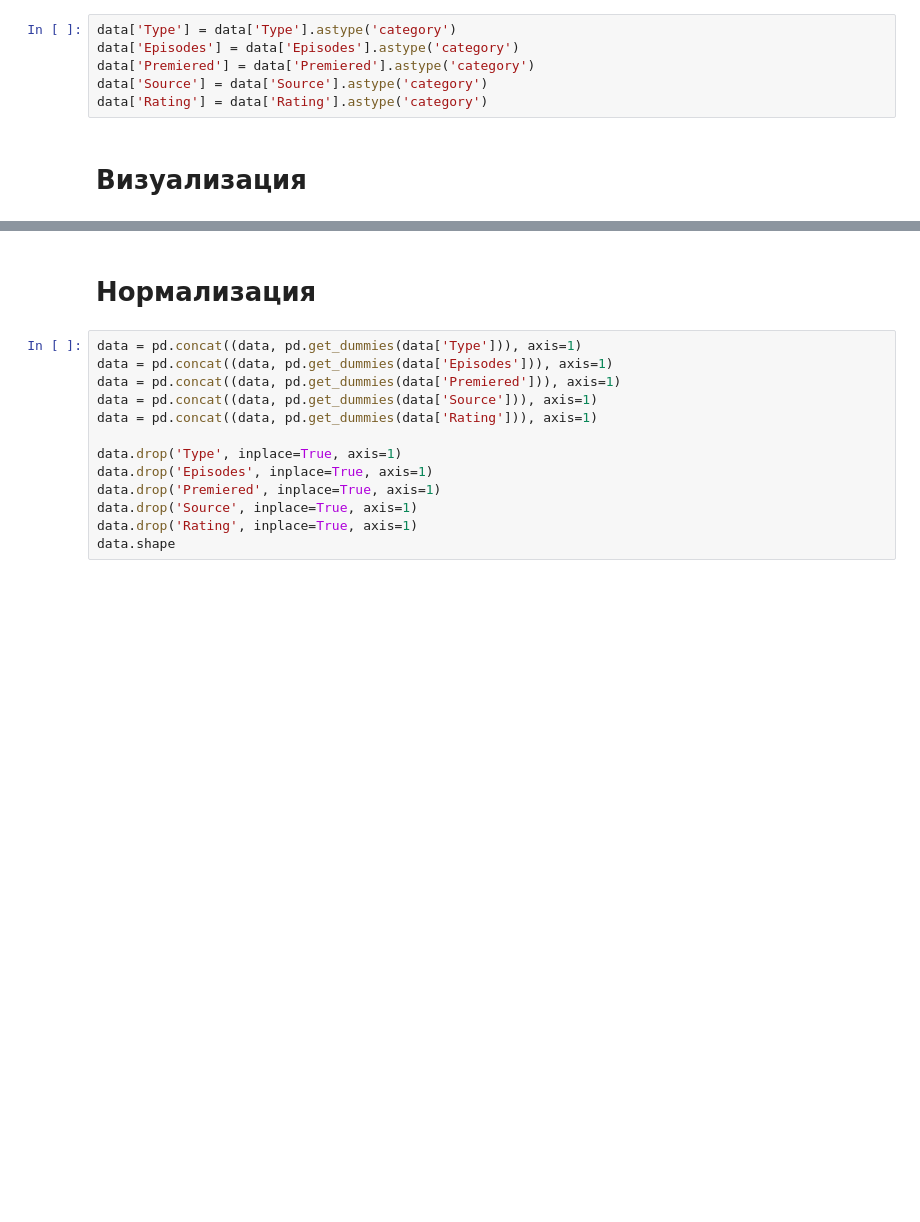
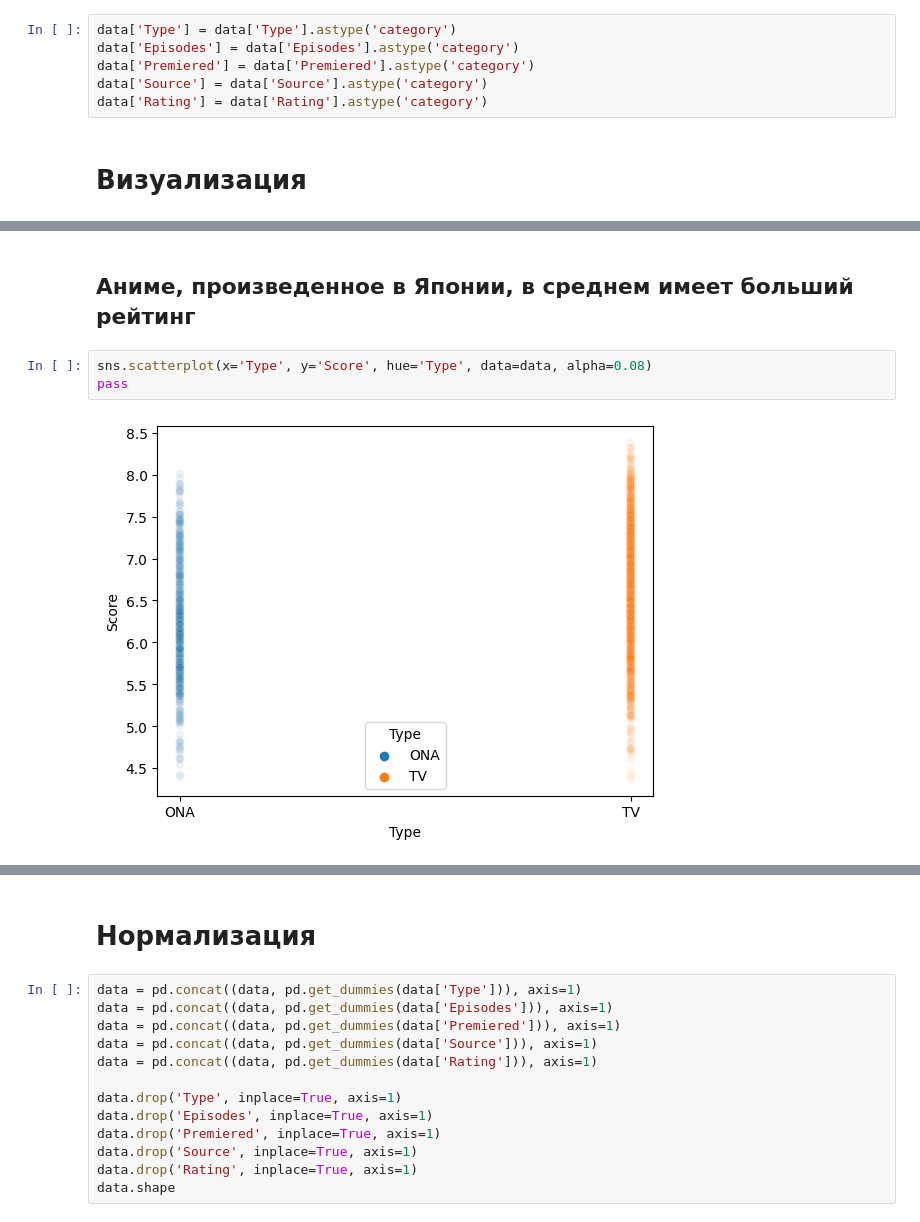
Before and after one commit to KimNikita/machine-learning-practice, a Jupyter notebook: Anime rating prediction.ipynb, the cells around one changed output, grey strips where cells are left out. Cells and saved outputs as stored; diff of their text form; blank space fills up the shorter version.

```diff
--- a/Anime rating prediction.ipynb
+++ b/Anime rating prediction.ipynb
@@ -259,0 +294,7 @@ data['Rating'] = data['Rating'].astype('category')
+# %% [markdown]
+## Аниме, произведенное в Японии, в среднем имеет больший рейтинг
+# %%
+sns.scatterplot(x='Type', y='Score', hue='Type', data=data, alpha=0.08)
+pass
+# %% [output]
+[figure, added]
```
Also changed, not shown: parts of 25 cells of this notebook.
